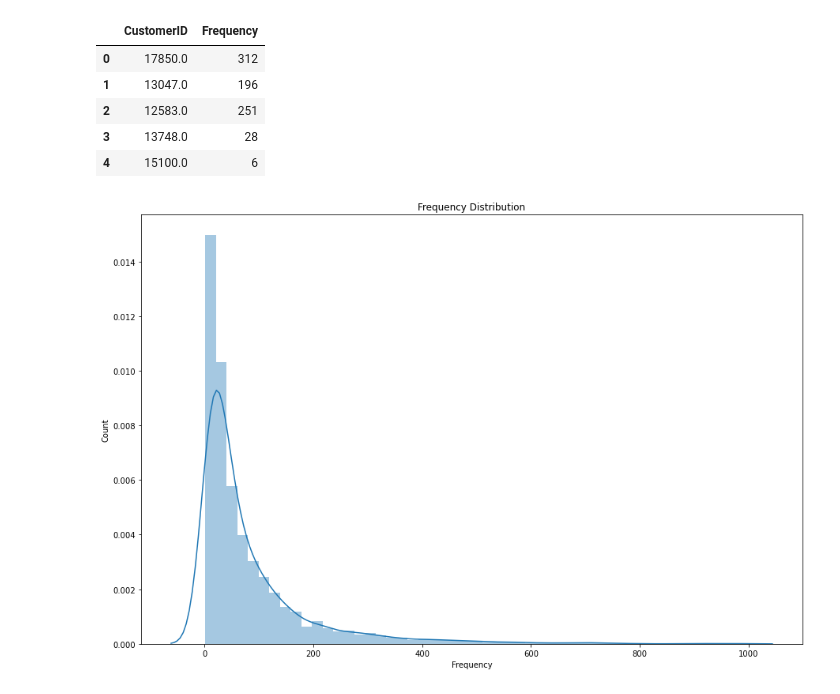
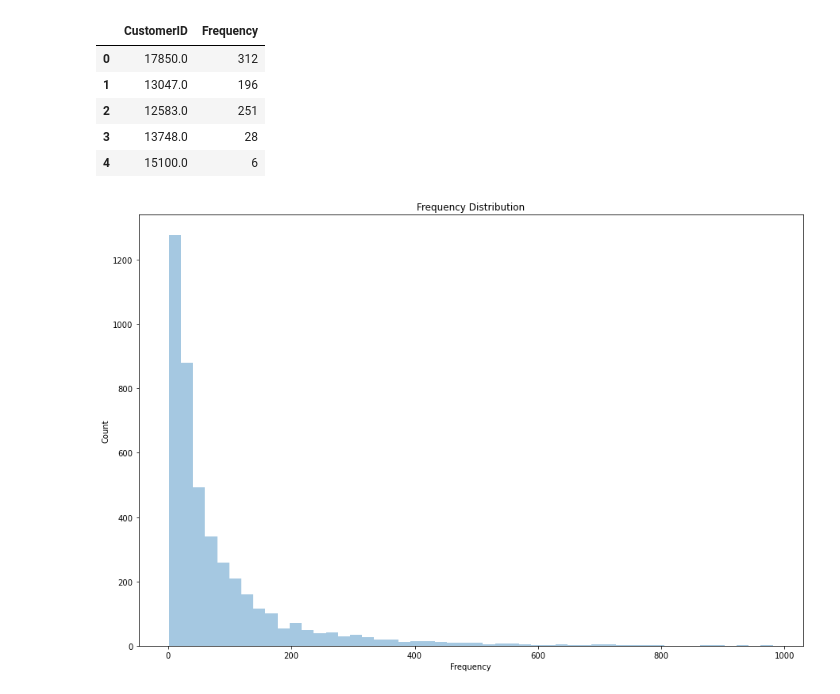
Before and after one commit to tmucho/Africa-Data-School, a Jupyter notebook: Retail Analysis/Retail_Customer_Analysis.ipynb, the cells around one changed output. Saved outputs shown, nothing was run; the diff lists cells and outputs as text; code cells hidden in the pictures.

```diff
--- a/Retail Analysis/Retail_Customer_Analysis.ipynb
+++ b/Retail Analysis/Retail_Customer_Analysis.ipynb
@@ -307,10 +386,10 @@ df_frequency.head()
 # %%
 # Review of Frequency Distribution
 plt.figure(figsize=(15,10))
-sns.distplot(df_frequency.query("Frequency<1000")["Frequency"])
+sns.distplot(df_frequency.query("Frequency<1000")["Frequency"], kde=False)
 plt.title("Frequency Distribution")
 plt.xlabel("Frequency")
 plt.ylabel("Count")
 plt.show()
 # %% [output]
-[figure, old version]
+[figure, new version]
```
Also changed, not shown: parts of 16 cells of this notebook, 8 other files.
